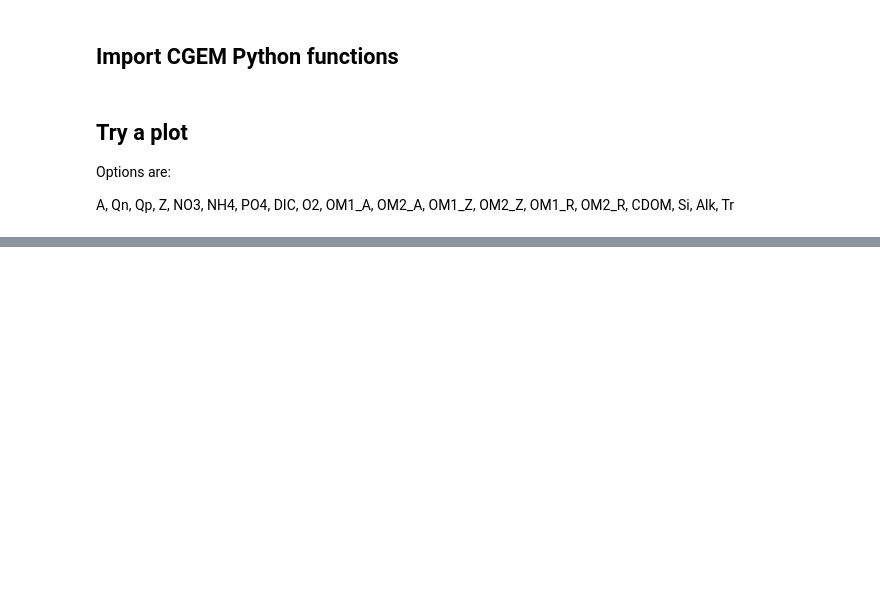
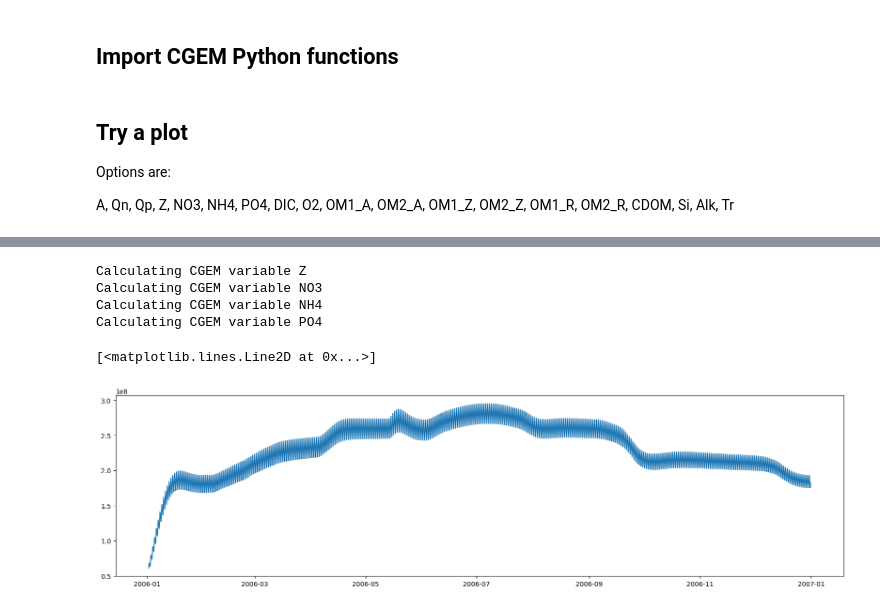
Before and after one commit to OyBcSt/cgem-schism, a Jupyter notebook: cgem.ipynb, the cells around one changed output, grey strips where cells are left out. Drawn from its saved outputs; the diff is of its cells as text; code cells hidden in the pictures; blank space fills up the shorter version.

```diff
--- a/cgem.ipynb
+++ b/cgem.ipynb
@@ -48,0 +91,16 @@ print(nob_asciigraph(nml_dict)) # show output
+# %%
+Z = cgem_getvar('Z')
+NO3 = cgem_getvar('NO3')
+NH4 = cgem_getvar('NH4')
+PO4 = cgem_getvar('PO4')
+# %% [output]
+Calculating CGEM variable Z
+Calculating CGEM variable NO3
+Calculating CGEM variable NH4
+Calculating CGEM variable PO4
+# %%
+fig, ax = plt.subplots(figsize=(20, 5))
+ax.plot(T,A)
+# %% [output]
+[<matplotlib.lines.Line2D at 0x...>]
+[figure, added]
```
Also changed, not shown: parts of 15 cells of this notebook, 3 other files.
